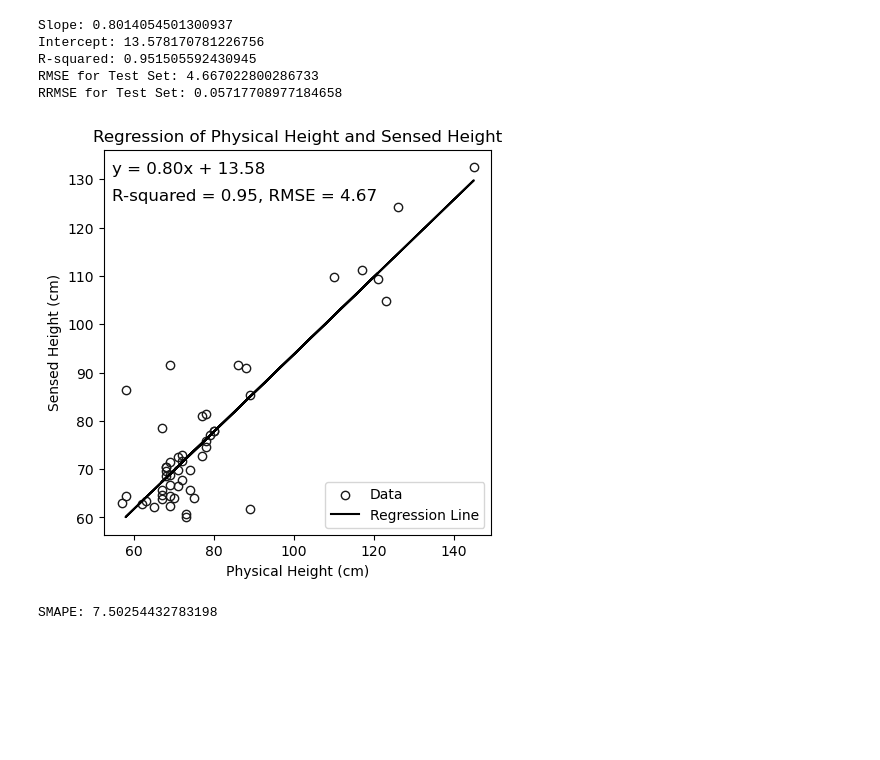
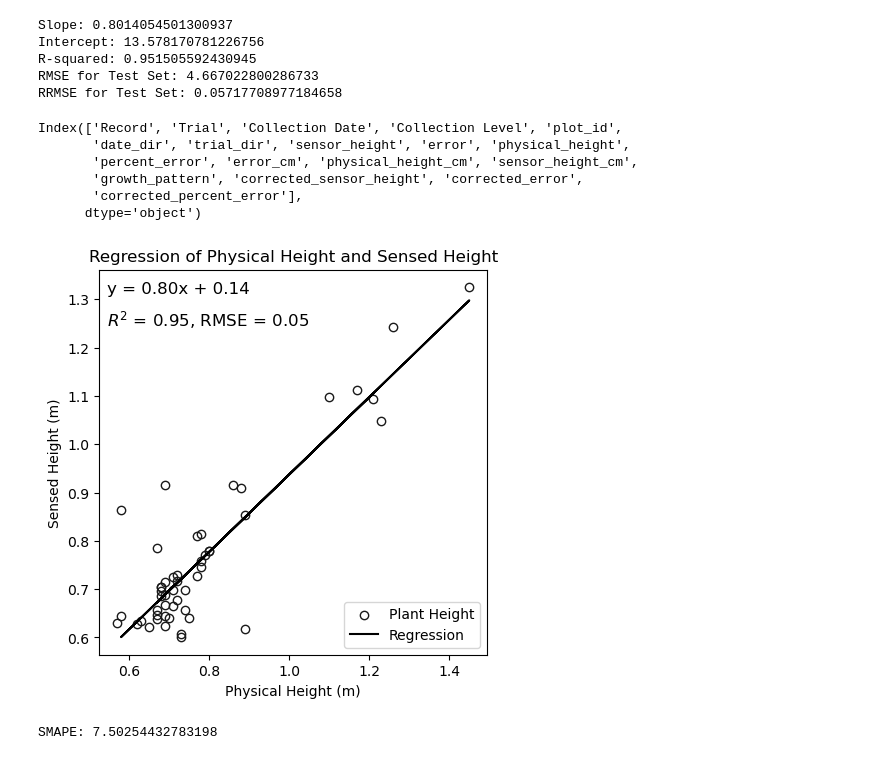
Before and after one commit to ag-informatics/hort-lidar-processing, a Jupyter notebook: project_files/sensor_validation_pipeline.ipynb, the cells around one changed output. Saved outputs shown, nothing was run; the diff lists cells and outputs as text; code cells hidden in the pictures; blank space fills up the shorter version.

```diff
--- a/project_files/sensor_validation_pipeline.ipynb
+++ b/project_files/sensor_validation_pipeline.ipynb
@@ -220,3 +220,6 @@ print('Garden Plots Mean Percent Difference: {}'.format(gp_mean_percent_differen
 Mean Percent Difference: 2.086789549973171
 Tomato Fertilizer Trial Mean Percent Difference: 2.715508695200789
 Garden Plots Mean Percent Difference: 0.11047172051736043
+# %%
+# Drop columns
+df.drop(columns=['Height (cm)'], inplace=True)
@@ -473,23 +479,34 @@ Intercept: 13.578170781226756
 R-squared: 0.951505592430945
 RMSE for Test Set: 4.667022800286733
 RRMSE for Test Set: 0.05717708977184658
+# %%
+print(df.columns)
+# %% [output]
+Index(['Record', 'Trial', 'Collection Date', 'Collection Level', 'plot_id',
+       'date_dir', 'trial_dir', 'sensor_height', 'error', 'physical_height',
+       'percent_error', 'error_cm', 'physical_height_cm', 'sensor_height_cm',
+       'growth_pattern', 'corrected_sensor_height', 'corrected_error',
+       'corrected_percent_error'],
+      dtype='object')
 # %%
 # Plot the regression line
 plt.figure(figsize=(5, 5))
 facecolor_translucent = (0.1, 0.1, 0.1, 0.001)
 edgecolor_translucent = (0.1, 0.1, 0.1, 1)
-plt.scatter(df['physical_height_cm'], df['sensor_height_cm'], label='Data', facecolors=facecolor_translucent, edgecolors=edgecolor_translucent)
-plt.plot(X_test, y_pred, label='Regression Line', color='black')
-plt.xlabel('Physical Height (cm)')
-plt.ylabel('Sensed Height (cm)')
+plt.scatter(df['physical_height'], df['sensor_height'], label='Plant Height', facecolors=facecolor_translucent, edgecolors=edgecolor_translucent)
+plt.plot(X_test/100, y_pred/100, label='Regression', color='black')
+plt.xlabel('Physical Height (m)')
+plt.ylabel('Sensed Height (m)')
 plt.title('Regression of Physical Height and Sensed Height')
 plt.legend(loc='lower right')
 # add equation	to the plot
 plt.text(0.02, 0.97, 'y = {:.2f}x + {:.2f}'.format(a, b), transform=plt.gca().transAxes, fontsize=12, verticalalignment='top')
-plt.text(0.02, 0.90, 'R-squared = {r2s:.2f}, RMSE = {rmses:.2f}'.format(r2s=r2, rmses=rmse_test), transform=plt.gca().transAxes, fontsize=12, verticalalignment='top')
-plt.show()
+plt.text(0.02, 0.90, '$R^2$ = {r2s:.2f}, RMSE = {rmses:.2f}'.format(r2s=r2, rmses=rmse_test/100), transform=plt.gca().transAxes, fontsize=12, verticalalignment='top')
+
+# save the plot
+plt.savefig('plot_figs/regression_physical_vs_sensed_height.png', dpi=300, bbox_inches='tight')
 # %% [output]
-[figure, old version]
+[figure, new version]
 # %%
 # Calculate smape
 def smape(y_true, y_pred):
```
Also changed, not shown: parts of 21 cells of this notebook, 51 other files.
